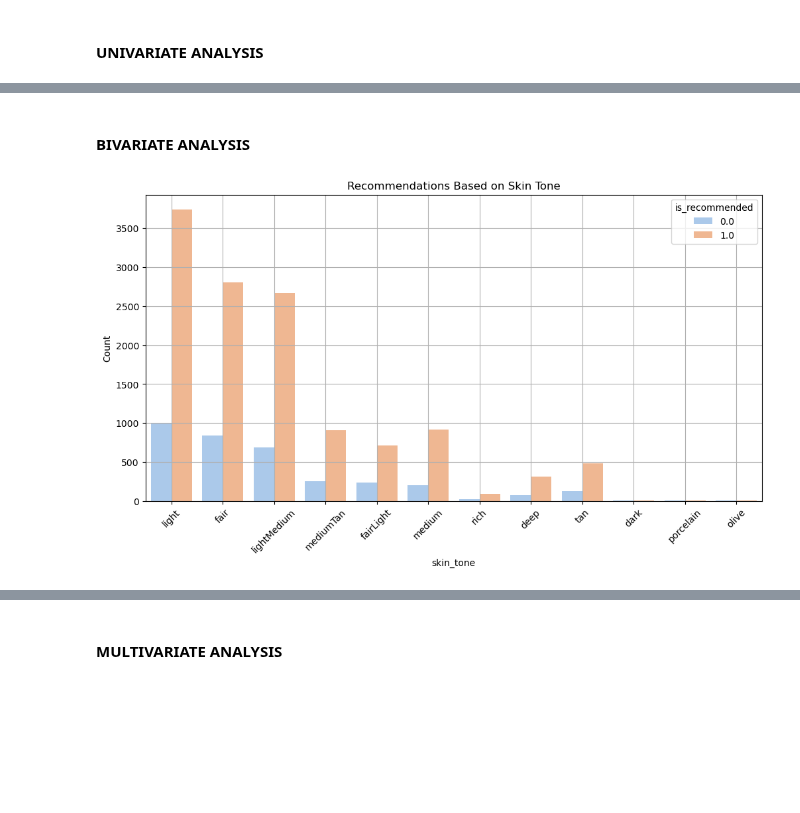
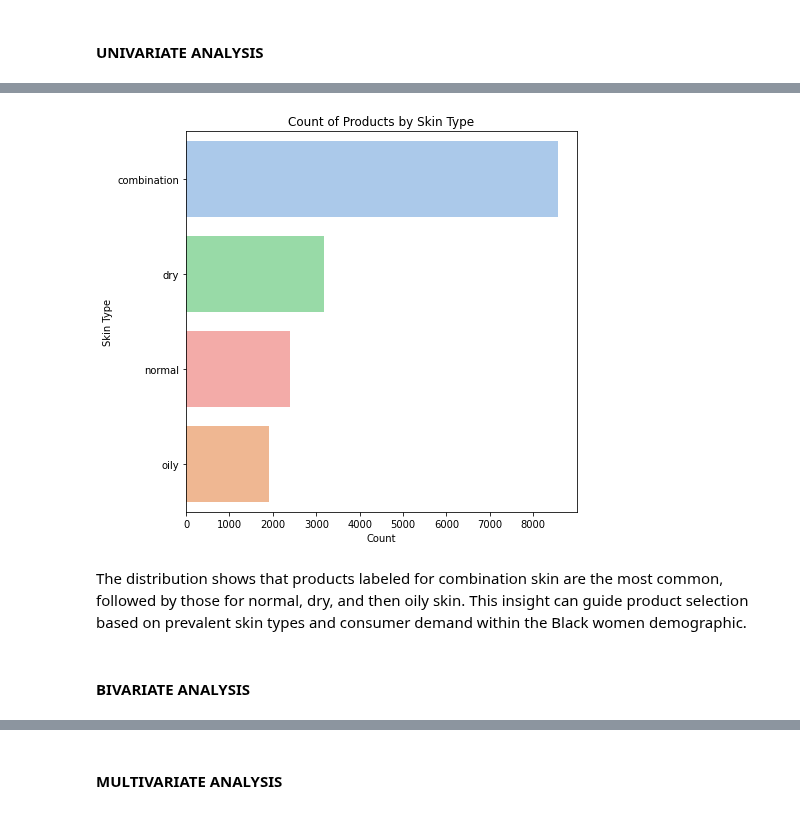
Before and after one commit to ECCHERUIYOT/AI-Powered-Recommendations-For-Melanin-Skin, a Jupyter notebook: index.ipynb, the cells around one changed output, grey strips where cells are left out. Saved outputs shown, nothing was run; the diff lists cells and outputs as text; code cells hidden in the pictures; blank space fills up the shorter version.

```diff
--- a/index.ipynb
+++ b/index.ipynb
@@ -347,14 +342,14 @@ plt.show()
+# %%
+# Count of Products by Skin Type
+plt.figure(figsize=(7, 7))
+sns.countplot(y='skin_type', data=data, order=data['skin_type'].value_counts().index, palette='pastel', hue='skin_type', legend=False)
+plt.title('Count of Products by Skin Type')
+plt.xlabel('Count')
+plt.ylabel('Skin Type')
+plt.show()
+# %% [output]
+[figure, added]
+# %% [markdown]
+The distribution shows that products labeled for combination skin are the most common, followed by those for normal, dry, and then oily skin. This insight can guide product selection based on prevalent skin types and consumer demand within the Black women demographic.
 # %% [markdown]
 #### BIVARIATE ANALYSIS
-# %%
-# Recommendations by Skin Tone
-plt.figure(figsize=(12, 6))
-# Using a single skin_tone column for visualization
-sns.countplot(data=data, x='skin_tone', hue='is_recommended', palette='pastel')
-plt.title('Recommendations Based on Skin Tone')
-plt.ylabel('Count')
-plt.xticks(rotation=45)
-plt.grid()
-plt.show()
-# %% [output]
-[figure, removed]
```
Also changed, not shown: parts of 40 cells of this notebook.
